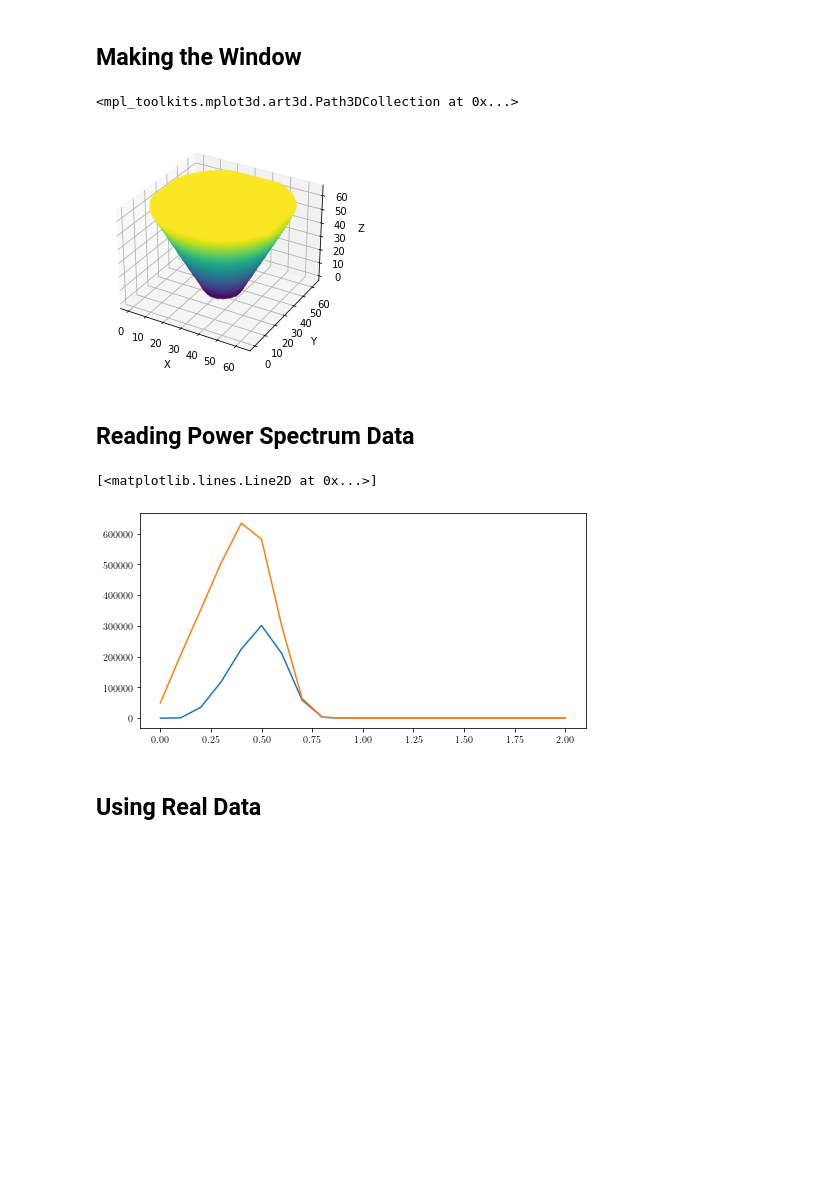
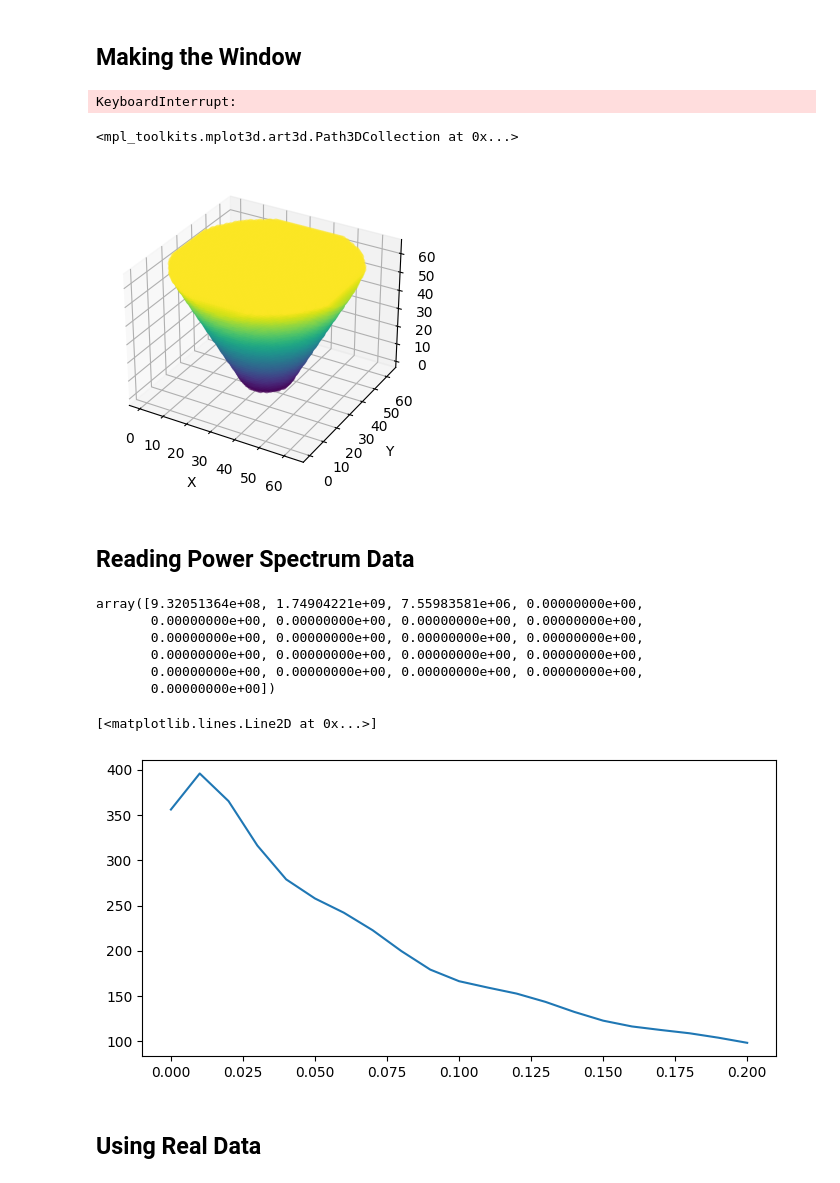
Before and after one commit to KaleStahl/PHYS-707-Cosmology-Research, a Jupyter notebook: Bispectrum_Notebook.ipynb, the cells around one changed output. Drawn from its saved outputs; the diff is of its cells as text; code cells hidden in the pictures; blank space fills up the shorter version.

```diff
--- a/Bispectrum_Notebook.ipynb
+++ b/Bispectrum_Notebook.ipynb
@@ -3,7 +3,7 @@ import numpy as np
 from matplotlib import pyplot as plt
 from numpy.fft import fft, ifft
 
-N = 64
+N = 256
 # %% [markdown]
 ## Making the Window
 # %%
@@ -23,6 +23,8 @@ def makeWindow(dim, theta, r):
     return window
 # %%
 window = makeWindow(N, np.pi/8, N/8)
+# %% [output]
+KeyboardInterrupt:
 # %%
 plt.rcParams["figure.figsize"] = [7.00, 3.50]
 plt.rcParams["figure.autolayout"] = True
@@ -36,34 +38,38 @@ ax.set_zlabel('Z')
 ax.scatter(x, y, z, c=z, alpha=.5)
 # %% [output]
 <mpl_toolkits.mplot3d.art3d.Path3DCollection at 0x...>
-[figure, old version]
+[figure, new version]
 # %% [markdown]
 ## Reading Power Spectrum Data
 # %%
 # Open data file
-filepath = "C:/Users/kales/OneDrive/Desktop/Physics Research/Bispectrum Measurement/test_pk.txt"
+#filepath = "C:/Users/kales/OneDrive/Desktop/Physics Research/Bispectrum Measurement/test_pk.txt"
+filepath = "C:/Users/lado/Downloads/test_pk.txt.ipynb"
 file = open(filepath, "r")
 
 # Define variables
 k_in, P_in = np.loadtxt(filepath, unpack=True)
-N = 64
-b = 0
+L = 1000
+N = 256
+b = 2
 f = 1
 
 # Create full power spectrum from data
 P_c = lambda x : np.interp(x, k_in, P_in)
-k_freq = np.fft.fftfreq(N)
+k_freq = np.fft.fftfreq(N, L/N)
 kx, ky, kz = np.meshgrid(k_freq, k_freq, k_freq)
 mu = kz / np.sqrt(kx**2 + ky**2 + kz**2)
 mu[np.isnan(mu)] = 0
-P_Mat = np.sqrt((b + f*mu**2)*P_c(np.sqrt(kx**2 + ky**2 + kz**2)))*np.exp(1j*2*np.pi*np.random.random([N, N, N]))
+P_Mat = np.sqrt((b + f*mu**2)**2*P_c(np.sqrt(kx**2 + ky**2 + kz**2)))*np.exp(1j*2*np.pi*np.random.random([N, N, N]))
 
 # Applies window to position data
 Pos_Mat = ifft(P_Mat)
-Pos_Mat_Wind = window*Pos_Mat
-P_in_Recon = fft(Pos_Mat_Wind)
+#Pos_Mat_Wind = window*Pos_Mat
+#P_in_Recon = fft(Pos_Mat_Wind)
 # %%
-k_bins = np.linspace(0, 2, 21)
+k_bins = np.linspace(0, 0.2, 21)
+dk = k_bins[2] - k_bins[1]
+N_bins = np.zeros(21)
 Pwin_avg = np.zeros(21)
 P_avg = np.zeros(21)
 
@@ -71,15 +77,27 @@ for ix in range(N):
     for iy in range(N):
         for iz in range(N):
             kk = np.sqrt(kx[ix, iy, iz]**2 + ky[ix, iy, iz]**2+ kz[ix, iy, iz]**2)
-            bins = int(kk/.1)
-            Pwin_avg[bins] += np.abs(P_in_Recon[ix, iy, iz])
+            bins = int(kk/dk)
+            if (bins > 20):
+                continue
+            N_bins[bins] += 1
+            #Pwin_avg[bins] += np.abs(P_in_Recon[ix, iy, iz])
             P_avg[bins] += np.abs(P_Mat[ix, iy, iz])
+# %%
+P_avg
+# %% [output]
+array([9.32051364e+08, 1.74904221e+09, 7.55983581e+06, 0.00000000e+00,
+       0.00000000e+00, 0.00000000e+00, 0.00000000e+00, 0.00000000e+00,
+       0.00000000e+00, 0.00000000e+00, 0.00000000e+00, 0.00000000e+00,
+       0.00000000e+00, 0.00000000e+00, 0.00000000e+00, 0.00000000e+00,
+       0.00000000e+00, 0.00000000e+00, 0.00000000e+00, 0.00000000e+00,
+       0.00000000e+00])
 # %%
-plt.plot(k_bins, Pwin_avg)
-plt.plot(k_bins, P_avg)
+#plt.plot(k_bins, Pwin_avg/N_bins)
+plt.plot(k_bins, P_avg/N_bins)
 # %% [output]
 [<matplotlib.lines.Line2D at 0x...>]
-[figure, old version]
+[figure, new version]
 # %% [markdown]
 ## Using Real Data
 # %%
```
